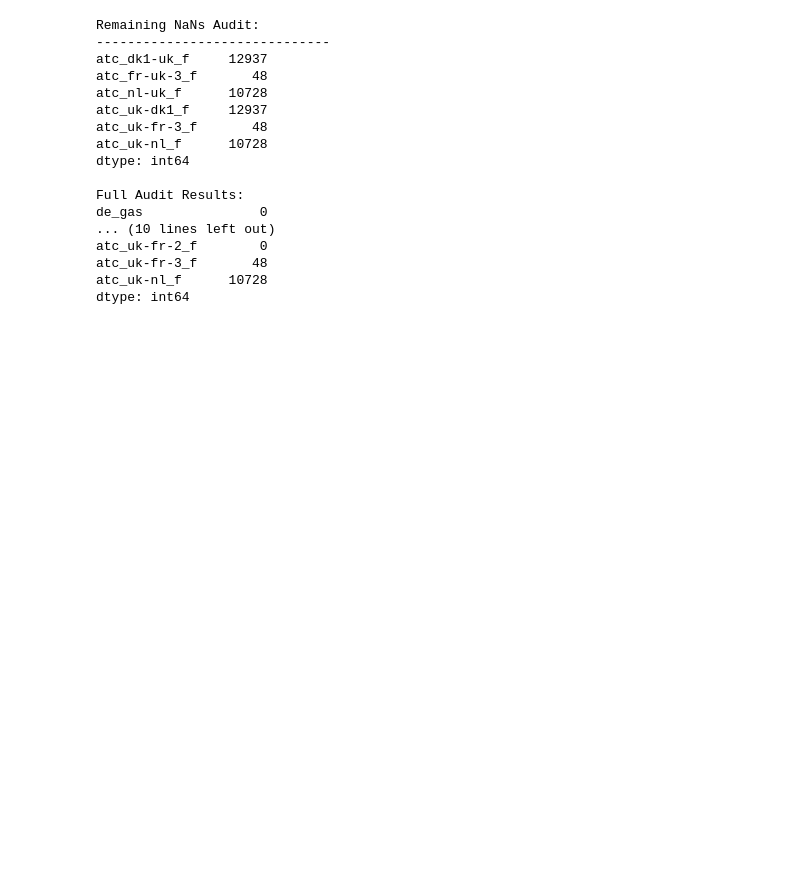
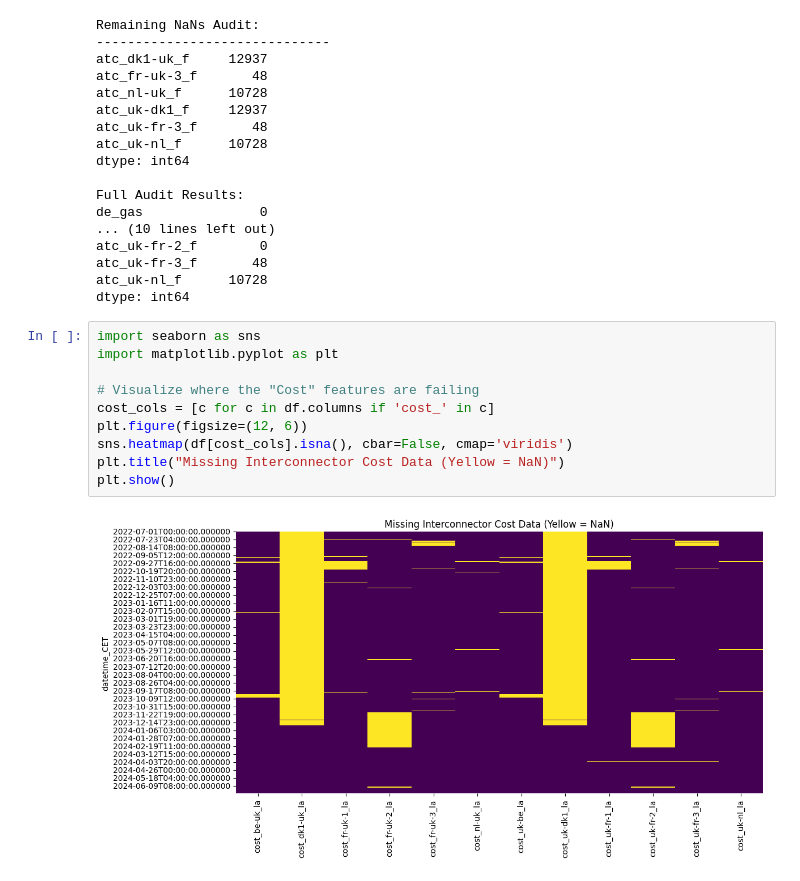
Before and after one commit to mathieucbd/incommodities-case-crunch-2026, a Jupyter notebook: notebooks/01_eda.ipynb, the cells around one changed output. Saved outputs shown, nothing was run; the diff lists cells and outputs as text; blank space fills up the shorter version.

```diff
--- a/notebooks/01_eda.ipynb
+++ b/notebooks/01_eda.ipynb
@@ -185,3 +185,15 @@ atc_uk-fr-2_f        0
 atc_uk-fr-3_f       48
 atc_uk-nl_f      10728
 dtype: int64
+# %%
+import seaborn as sns
+import matplotlib.pyplot as plt
+
+# Visualize where the "Cost" features are failing
+cost_cols = [c for c in df.columns if 'cost_' in c]
+plt.figure(figsize=(12, 6))
+sns.heatmap(df[cost_cols].isna(), cbar=False, cmap='viridis')
+plt.title("Missing Interconnector Cost Data (Yellow = NaN)")
+plt.show()
+# %% [output]
+[figure, added]
```
Also changed, not shown: 13 other files.
